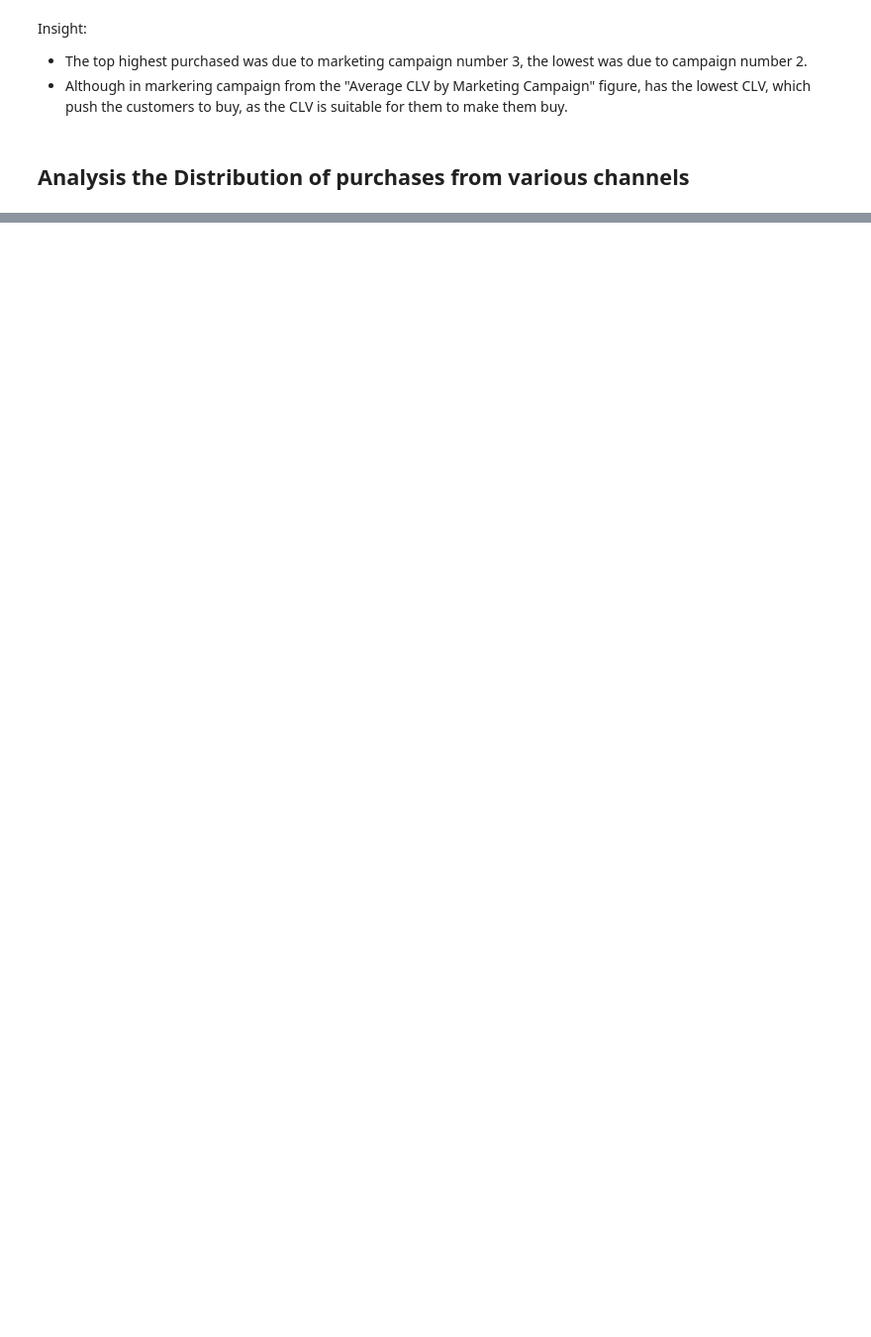
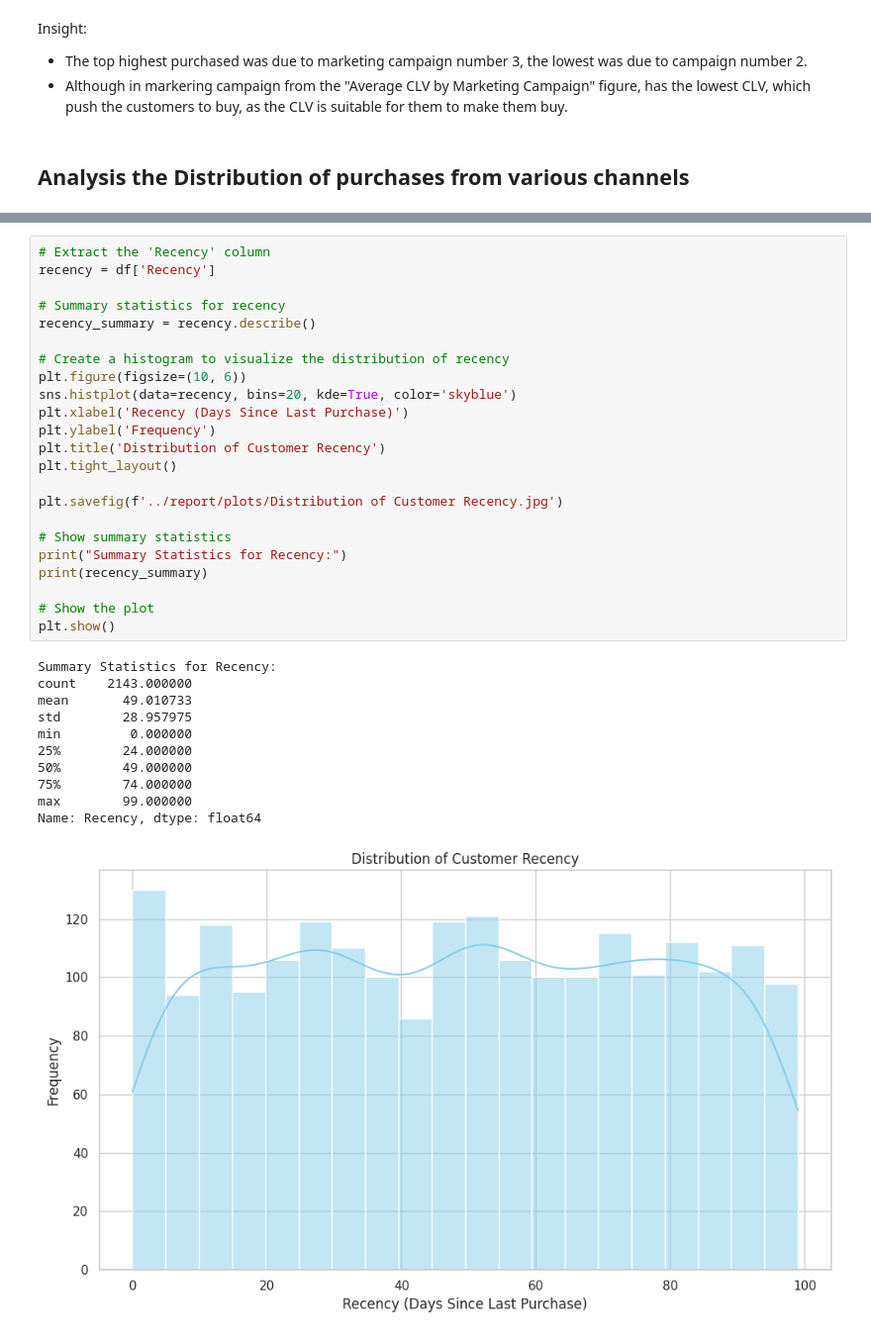
Before and after one commit to AhmedYousriSobhi/customer_segmentation, a Jupyter notebook: nb_workspace/_3_data_eda.ipynb, the cells around one changed output, grey strips where cells are left out. Shown: that part at 99% size. Cells and saved outputs as stored; diff of their text form; blank space fills up the shorter version.

```diff
--- a/nb_workspace/_3_data_eda.ipynb
+++ b/nb_workspace/_3_data_eda.ipynb
@@ -320,0 +344,35 @@ plt.show()
+# %%
+# Extract the 'Recency' column
+recency = df['Recency']
+
+# Summary statistics for recency
+recency_summary = recency.describe()
+
+# Create a histogram to visualize the distribution of recency
+plt.figure(figsize=(10, 6))
+sns.histplot(data=recency, bins=20, kde=True, color='skyblue')
+plt.xlabel('Recency (Days Since Last Purchase)')
+plt.ylabel('Frequency')
+plt.title('Distribution of Customer Recency')
+plt.tight_layout()
+
+plt.savefig(f'../report/plots/Distribution of Customer Recency.jpg')
+
+# Show summary statistics
+print("Summary Statistics for Recency:")
+print(recency_summary)
+
+# Show the plot
+plt.show()
+# %% [output]
+Summary Statistics for Recency:
+count    2143.000000
+mean       49.010733
+std        28.957975
+min         0.000000
+25%        24.000000
+50%        49.000000
+75%        74.000000
+max        99.000000
+Name: Recency, dtype: float64
+[figure, added]
```
Also changed, not shown: parts of 15 cells of this notebook, 15 other files.
